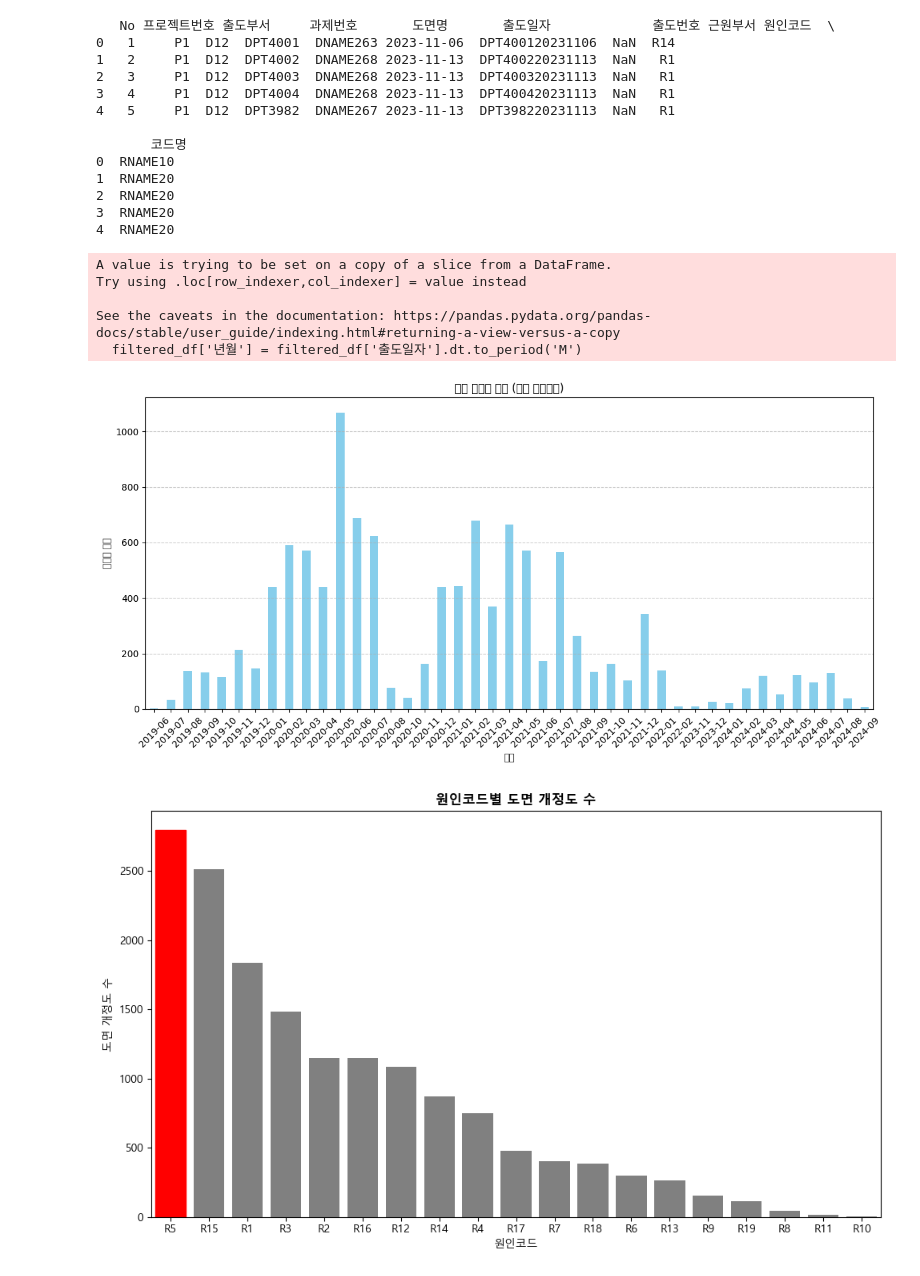
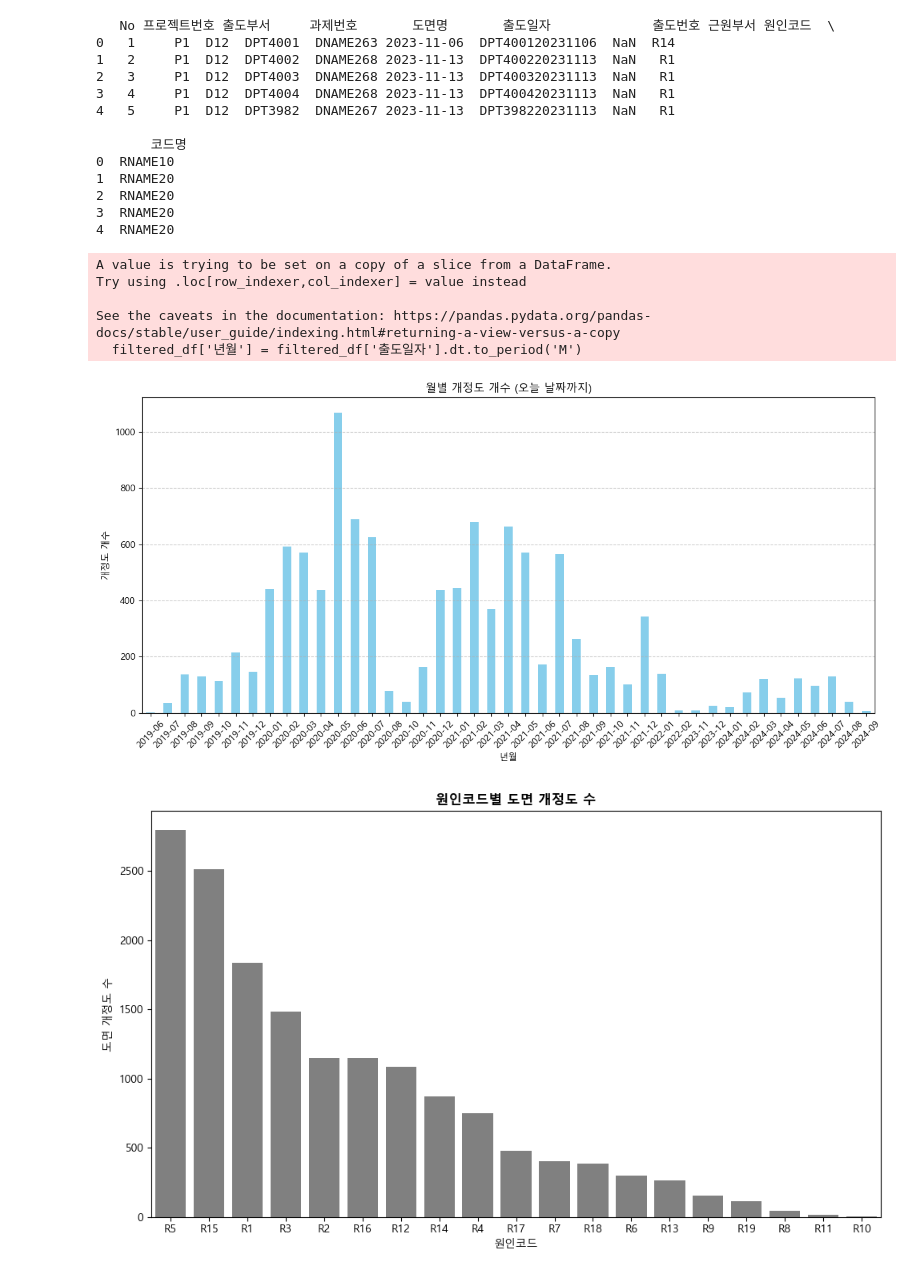
Before and after one commit to yuunju/Web_proj, a Jupyter notebook: EDA/data_1_processed.ipynb, the cells around one changed output. Drawn from its saved outputs; the diff is of its cells as text; code cells hidden in the pictures.

```diff
--- a/EDA/data_1_processed.ipynb
+++ b/EDA/data_1_processed.ipynb
@@ -486,9 +515,9 @@ if '출도일자' in combined_df.columns:
     # 월별 데이터 개수를 플로팅합니다.
     plt.figure(figsize=(12, 6))
     monthly_counts.plot(kind='bar', color='skyblue')
-    plt.title('월별 데이터 개수 (오늘 날짜까지)')
+    plt.title('월별 개정도 개수 (오늘 날짜까지)')
     plt.xlabel('년월')
-    plt.ylabel('데이터 개수')
+    plt.ylabel('개정도 개수')
     plt.xticks(rotation=45)
     plt.grid(axis='y', linestyle='--', alpha=0.7)
     plt.tight_layout()
@@ -501,30 +530,29 @@ Try using .loc[row_indexer,col_indexer] = value instead
 
 See the caveats in the documentation: https://pandas.pydata.org/pandas-docs/stable/user_guide/indexing.html#returning-a-view-versus-a-copy
   filtered_df['년월'] = filtered_df['출도일자'].dt.to_period('M')
-[figure, old version]
+[figure, new version]
 # %%
 import matplotlib.pyplot as plt
 import seaborn as sns
 from matplotlib import font_manager, rc
 # 원인코드별 개수
 cause_counts = combined_df['원인코드'].value_counts()
 # 시각화: 원인코드별 도면 개정도 수
 plt.figure(figsize=(10, 6))
 # 기본적으로 회색으로 막대 그래프 생성
 ax = sns.barplot(x=cause_counts.index, y=cause_counts.values, color='grey')
 # 각 막대의 높이를 확인하여, 가장 큰 값의 막대만 빨간색으로 변경
 max_height = 0
 max_rect = None
 for rect in ax.patches:
     if rect.get_height() > max_height:
         max_height = rect.get_height()
         max_rect = rect
-if max_rect:
-    max_rect.set_color('red')
+
 plt.title('원인코드별 도면 개정도 수', fontweight='bold')
 plt.xlabel('원인코드')
 plt.ylabel('도면 개정도 수')
 plt.tight_layout()
 plt.show()
 # %% [output]
-[figure, old version]
+[figure, new version]
```
Also changed, not shown: parts of 3 cells of this notebook, 27 other files.
